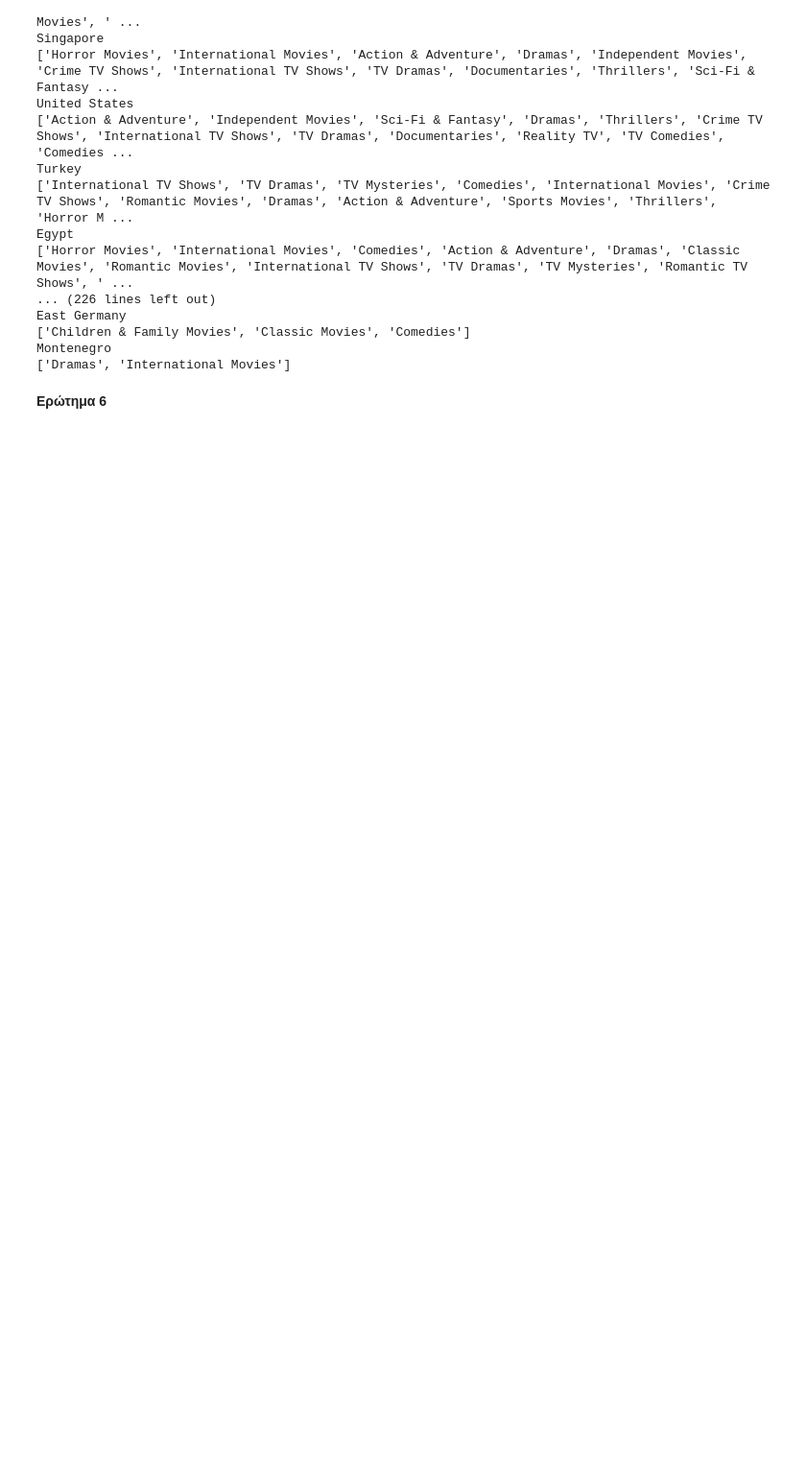
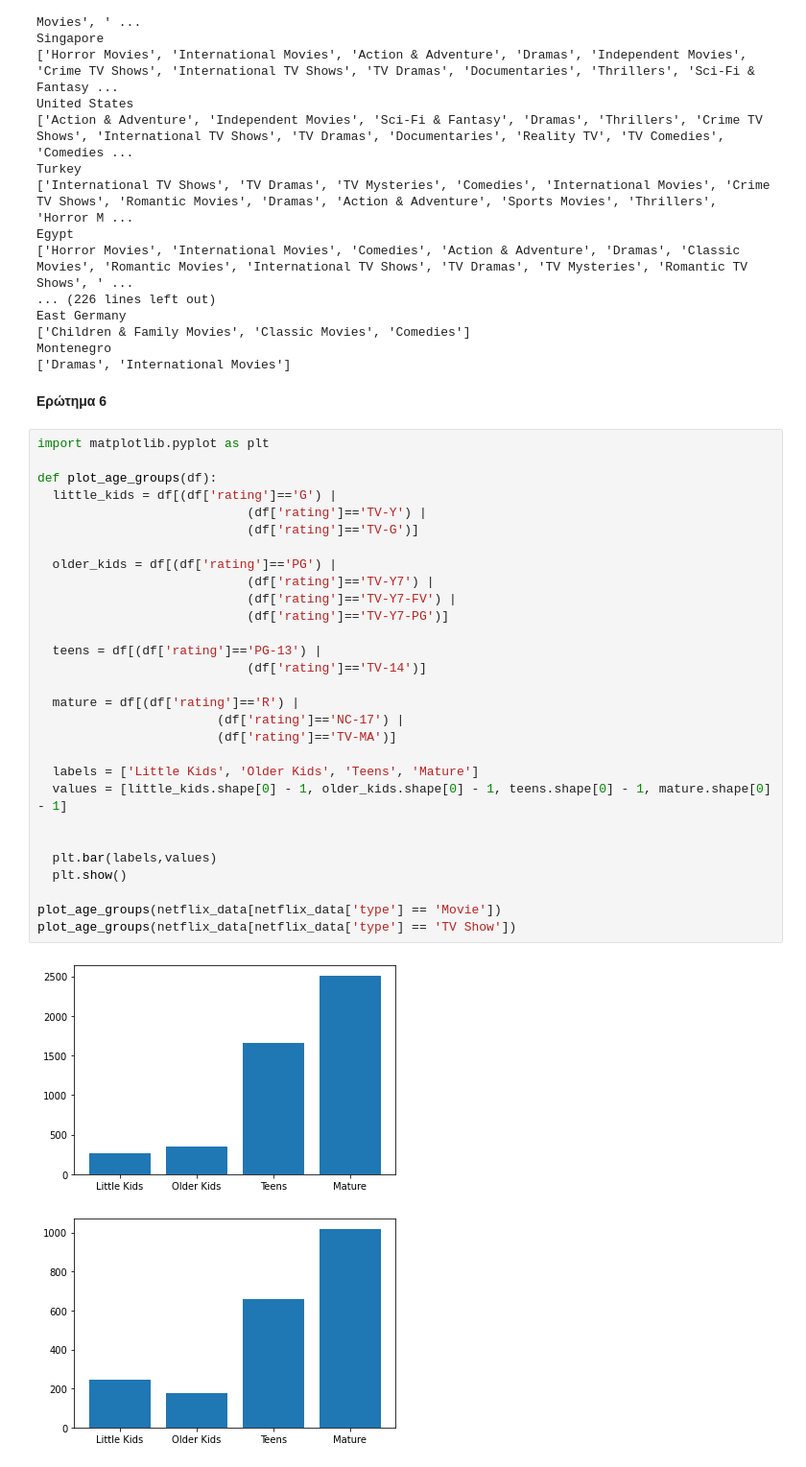
Before and after one commit to d-maniatakos/data-mining-assignment1, a Jupyter notebook: data_mining_assignment1.ipynb, the cells around one changed output. Shown at 96% size. Saved outputs shown, nothing was run; the diff lists cells and outputs as text; blank space fills up the shorter version.

```diff
--- a/data_mining_assignment1.ipynb
+++ b/data_mining_assignment1.ipynb
@@ -105,3 +109,35 @@ Montenegro
 ['Dramas', 'International Movies']
 # %% [markdown]
 **Ερώτημα 6**
+# %%
+import matplotlib.pyplot as plt
+
+def plot_age_groups(df):
+  little_kids = df[(df['rating']=='G') |
+                            (df['rating']=='TV-Y') |
+                            (df['rating']=='TV-G')]
+
+  older_kids = df[(df['rating']=='PG') |
+                            (df['rating']=='TV-Y7') |
+                            (df['rating']=='TV-Y7-FV') |
+                            (df['rating']=='TV-Y7-PG')]
+
+  teens = df[(df['rating']=='PG-13') |
+                            (df['rating']=='TV-14')]
+
+  mature = df[(df['rating']=='R') |
+                        (df['rating']=='NC-17') |
+                        (df['rating']=='TV-MA')]
+
+  labels = ['Little Kids', 'Older Kids', 'Teens', 'Mature']
+  values = [little_kids.shape[0] - 1, older_kids.shape[0] - 1, teens.shape[0] - 1, mature.shape[0] - 1]
+
+
+  plt.bar(labels,values)
+  plt.show()
+
+plot_age_groups(netflix_data[netflix_data['type'] == 'Movie'])
+plot_age_groups(netflix_data[netflix_data['type'] == 'TV Show'])
+# %% [output]
+[figure, added]
+[figure, added]
```
Also changed, not shown: parts of 8 cells of this notebook.
